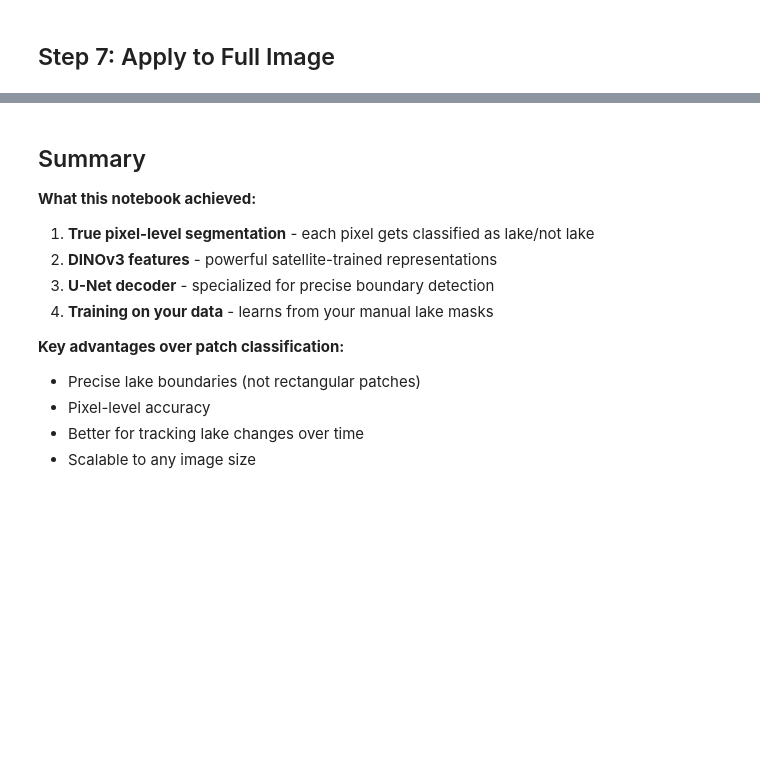
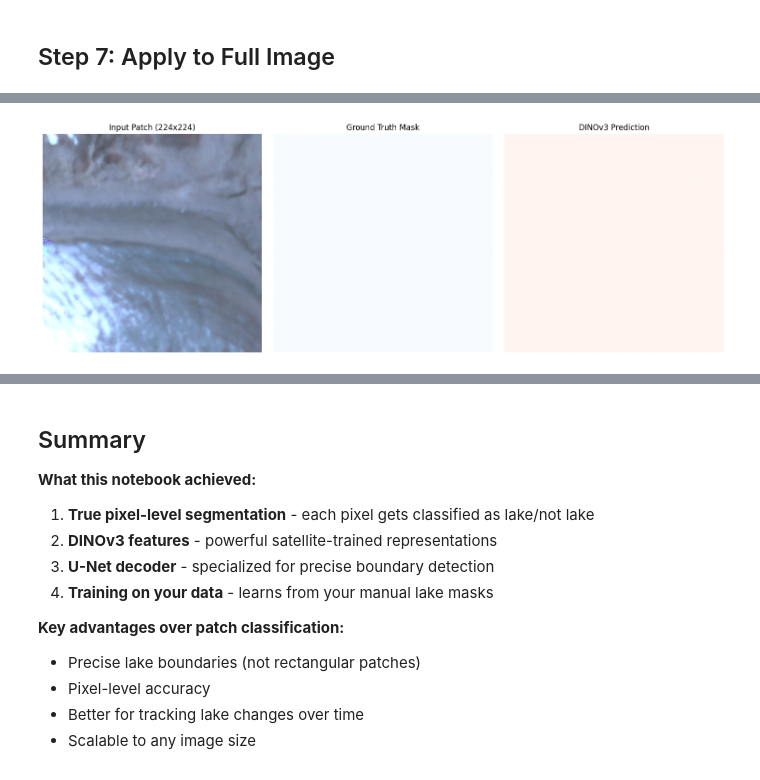
Before and after one commit to varyabazilova/superlakes, a Jupyter notebook: dinov3_tryout/test_code/dinov3_unet_segmentation.ipynb, the cells around one changed output, grey strips where cells are left out. Saved outputs shown, nothing was run; the diff lists cells and outputs as text; code cells hidden in the pictures; blank space fills up the shorter version.

```diff
--- a/dinov3_tryout/test_code/dinov3_unet_segmentation.ipynb
+++ b/dinov3_tryout/test_code/dinov3_unet_segmentation.ipynb
@@ -41,8 +41,8 @@ Using device: cpu
 ## Step 2: Load Your Data
 # %%
 # Load your satellite image and mask
-image_path = "/Users/varyabazilova/Desktop/glacial_lakes/super_lakes/dinov3_tryout/test_data/2021-09-04_fcc_testclip.tif"
-mask_path = "/Users/varyabazilova/Desktop/glacial_lakes/super_lakes/dinov3_tryout/test_data/lake_mask_testclip.tif"
+image_path = "/Users/varyabazilova/Desktop/glacial_lakes/super_lakes/dinov3_tryout/test_data/2021-09-04_fcc_testclip2.tif"
+mask_path = "/Users/varyabazilova/Desktop/glacial_lakes/super_lakes/dinov3_tryout/test_data/lake_mask_testclip2.tif"
 
 with rasterio.open(image_path) as src:
     image = src.read()  # Shape: (channels, height, width)
@@ -328,2 +505,82 @@ print(f"Pixel Accuracy: {accuracy:.3f}")
 # %% [markdown]
 ## Step 7: Apply to Full Image
+# %%
+def predict_single_patch(model, image_patch):
+    """
+    Simple function to predict on a single 224x224 patch
+    """
+    transform = transforms.Compose([
+        transforms.ToPILImage(),
+        transforms.ToTensor(),
+        transforms.Normalize(mean=[0.485, 0.456, 0.406], std=[0.229, 0.224, 0.225])
+    ])
+
+    # Ensure patch is exactly 224x224x3
+    if image_patch.shape[:2] != (224, 224):
+        # Pad or crop to 224x224
+        padded_patch = np.zeros((224, 224, 3), dtype=image_patch.dtype)
+        h, w = image_patch.shape[:2]
+        copy_h = min(h, 224)
+        copy_w = min(w, 224)
+        padded_patch[:copy_h, :copy_w] = image_patch[:copy_h, :copy_w, :3]
+        image_patch = padded_patch
+
+    # Transform and predict
+    patch_tensor = transform(image_patch).unsqueeze(0).to(device)
+
+    with torch.no_grad():
+        pred_mask = model(patch_tensor).squeeze().cpu().numpy()
+
+    return pred_mask
+
+# Test with a simple single patch first
+print("Testing single patch prediction...")
+
+# Take a 224x224 patch from the image
+test_patch = image_rgb[:224, :224, :3]  # Ensure only RGB channels
+test_mask = mask_binary[:224, :224]
+
+print(f"Test patch shape: {test_patch.shape}")
+print(f"Test mask shape: {test_mask.shape}")
+
+try:
+    # Predict on single patch
+    predicted_patch = predict_single_patch(model, test_patch)
+    print(f"Prediction successful! Shape: {predicted_patch.shape}")
+
+    # Visualize single patch result
+    fig, axes = plt.subplots(1, 3, figsize=(15, 5))
+
+    axes[0].imshow(test_patch)
+    axes[0].set_title('Input Patch (224x224)')
+    axes[0].axis('off')
+
+    axes[1].imshow(test_mask, cmap='Blues')
+    axes[1].set_title('Ground Truth Mask')
+    axes[1].axis('off')
+
+    axes[2].imshow(predicted_patch, cmap='Reds')
+    axes[2].set_title('DINOv3 Prediction')
+    axes[2].axis('off')
+
+    plt.tight_layout()
+    plt.show()
+
+    # Calculate simple metrics
+    pred_binary = (predicted_patch > 0.5).astype(float)
+    intersection = (pred_binary * test_mask).sum()
+    union = pred_binary.sum() + test_mask.sum() - intersection
+    iou = intersection / (union + 1e-8)
+
+    print(f"\nSingle Patch Results:")
+    print(f"IoU: {iou:.3f}")
+    print(f"Water pixels detected: {(predicted_patch > 0.5).sum()}")
+    print(f"Actual water pixels: {test_mask.sum()}")
+
+except Exception as e:
+    print(f"Error in single patch prediction: {e}")
+    import traceback
+    traceback.print_exc()
+
+print("\nSingle patch test completed!")
+# %% [output]
@@ -329,0 +599 @@ print(f"Pixel Accuracy: {accuracy:.3f}")
+[figure, added]
```
Also changed, not shown: parts of 11 cells of this notebook, 29 other files.
